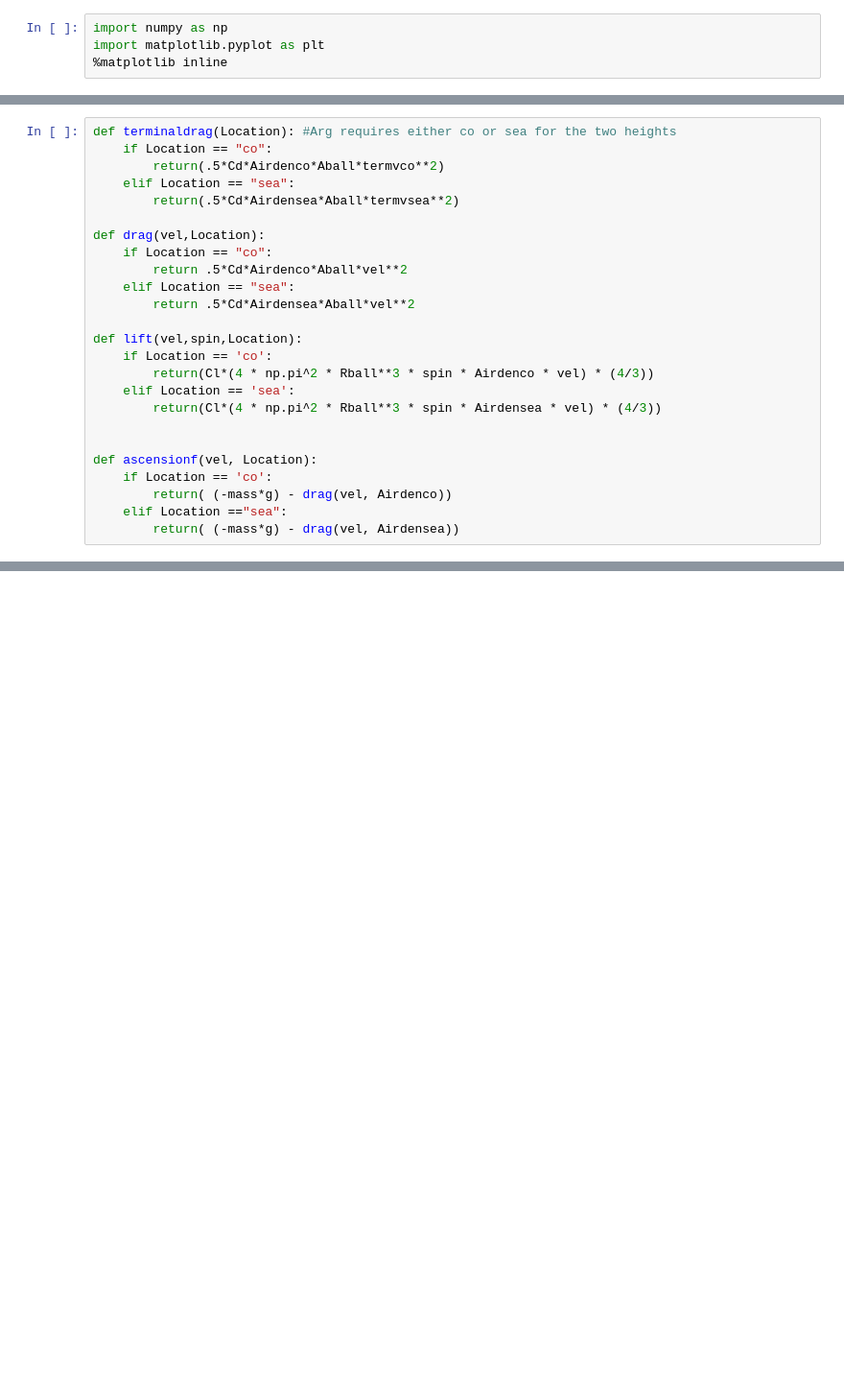
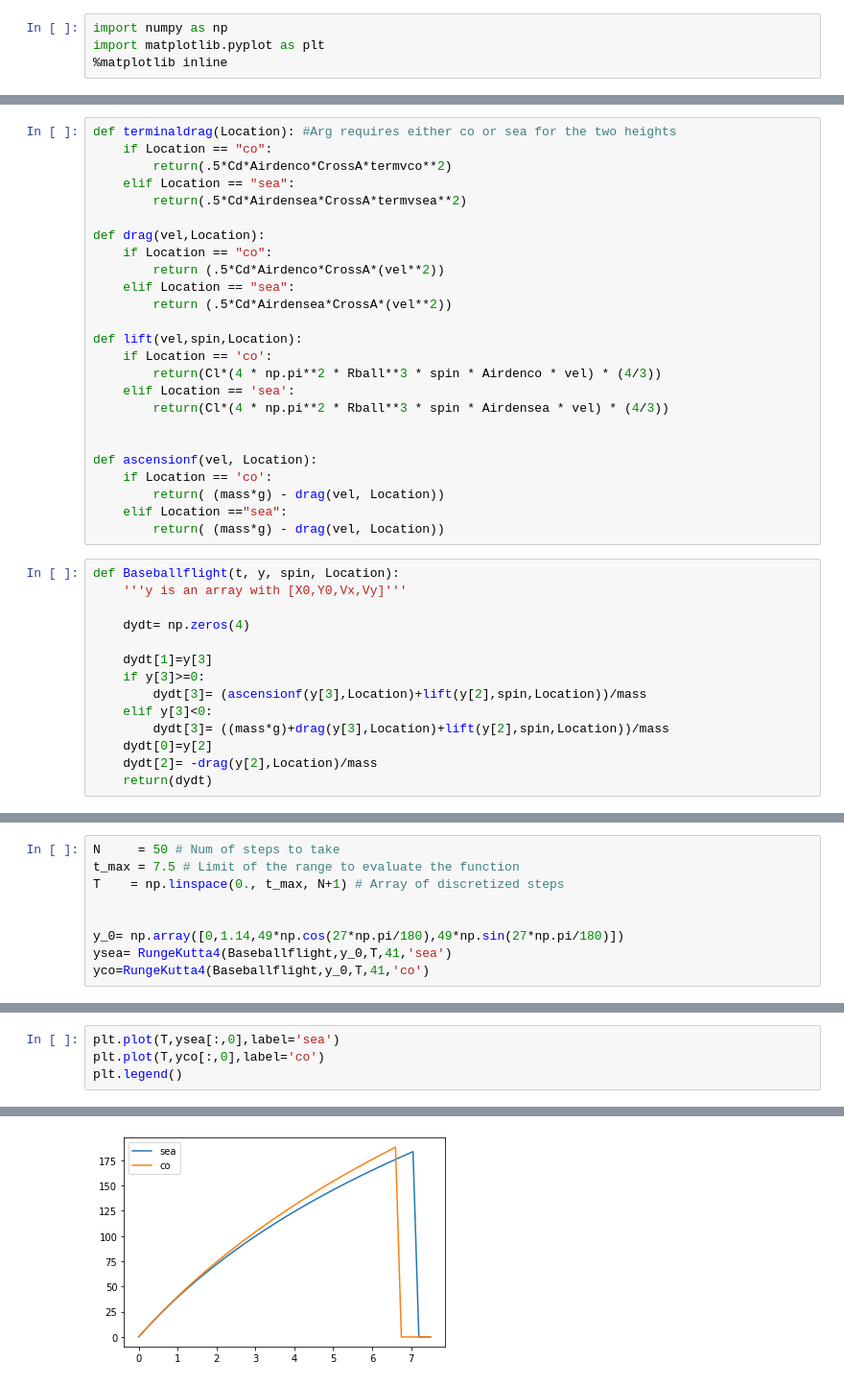
Before and after one commit to dsharkey99/PHYS250-Final, a Jupyter notebook: High Altitude Home Runs.ipynb, the cells around one changed output, grey strips where cells are left out. Shown at 96% size. Saved outputs shown, nothing was run; the diff lists cells and outputs as text; blank space fills up the shorter version.

```diff
--- a/High Altitude Home Runs.ipynb
+++ b/High Altitude Home Runs.ipynb
@@ -27,25 +30,39 @@ termvco=(np.sqrt ( (2 * mass * g) / (Cd * Airdenco * CrossA) ))
 # %%
 def terminaldrag(Location): #Arg requires either co or sea for the two heights
     if Location == "co":
-        return(.5*Cd*Airdenco*Aball*termvco**2)
+        return(.5*Cd*Airdenco*CrossA*termvco**2)
     elif Location == "sea":
-        return(.5*Cd*Airdensea*Aball*termvsea**2)
+        return(.5*Cd*Airdensea*CrossA*termvsea**2)
 
 def drag(vel,Location):
     if Location == "co":
-        return .5*Cd*Airdenco*Aball*vel**2
+        return (.5*Cd*Airdenco*CrossA*(vel**2))
     elif Location == "sea":
-        return .5*Cd*Airdensea*Aball*vel**2
+        return (.5*Cd*Airdensea*CrossA*(vel**2))
 
 def lift(vel,spin,Location):
     if Location == 'co':
-        return(Cl*(4 * np.pi^2 * Rball**3 * spin * Airdenco * vel) * (4/3))
+        return(Cl*(4 * np.pi**2 * Rball**3 * spin * Airdenco * vel) * (4/3))
     elif Location == 'sea':
-        return(Cl*(4 * np.pi^2 * Rball**3 * spin * Airdensea * vel) * (4/3))
+        return(Cl*(4 * np.pi**2 * Rball**3 * spin * Airdensea * vel) * (4/3))
 
 
 def ascensionf(vel, Location):
     if Location == 'co':
-        return( (-mass*g) - drag(vel, Airdenco))
+        return( (mass*g) - drag(vel, Location))
     elif Location =="sea":
-        return( (-mass*g) - drag(vel, Airdensea))
+        return( (mass*g) - drag(vel, Location))
+# %%
+def Baseballflight(t, y, spin, Location):
+    '''y is an array with [X0,Y0,Vx,Vy]'''
+
+    dydt= np.zeros(4)
+
+    dydt[1]=y[3]
+    if y[3]>=0:
+        dydt[3]= (ascensionf(y[3],Location)+lift(y[2],spin,Location))/mass
+    elif y[3]<0:
+        dydt[3]= ((mass*g)+drag(y[3],Location)+lift(y[2],spin,Location))/mass
+    dydt[0]=y[2]
+    dydt[2]= -drag(y[2],Location)/mass
+    return(dydt)
@@ -51,0 +106,9 @@ def ascensionf(vel, Location):
+# %%
+N     = 50 # Num of steps to take
+t_max = 7.5 # Limit of the range to evaluate the function
+T    = np.linspace(0., t_max, N+1) # Array of discretized steps
+
+
+y_0= np.array([0,1.14,49*np.cos(27*np.pi/180),49*np.sin(27*np.pi/180)])
+ysea= RungeKutta4(Baseballflight,y_0,T,41,'sea')
+yco=RungeKutta4(Baseballflight,y_0,T,41,'co')
@@ -51,0 +147,5 @@ def ascensionf(vel, Location):
+# %%
+plt.plot(T,ysea[:,0],label='sea')
+plt.plot(T,yco[:,0],label='co')
+plt.legend()
+# %% [output]
@@ -51,0 +153 @@ def ascensionf(vel, Location):
+[figure, added]
```
Also changed, not shown: parts of 10 cells of this notebook.
